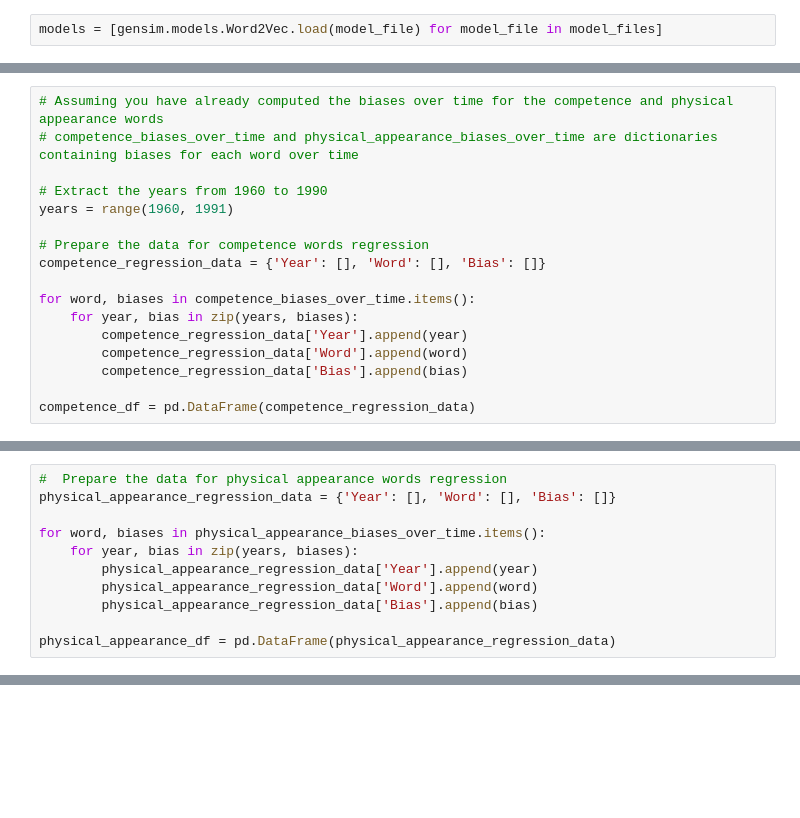
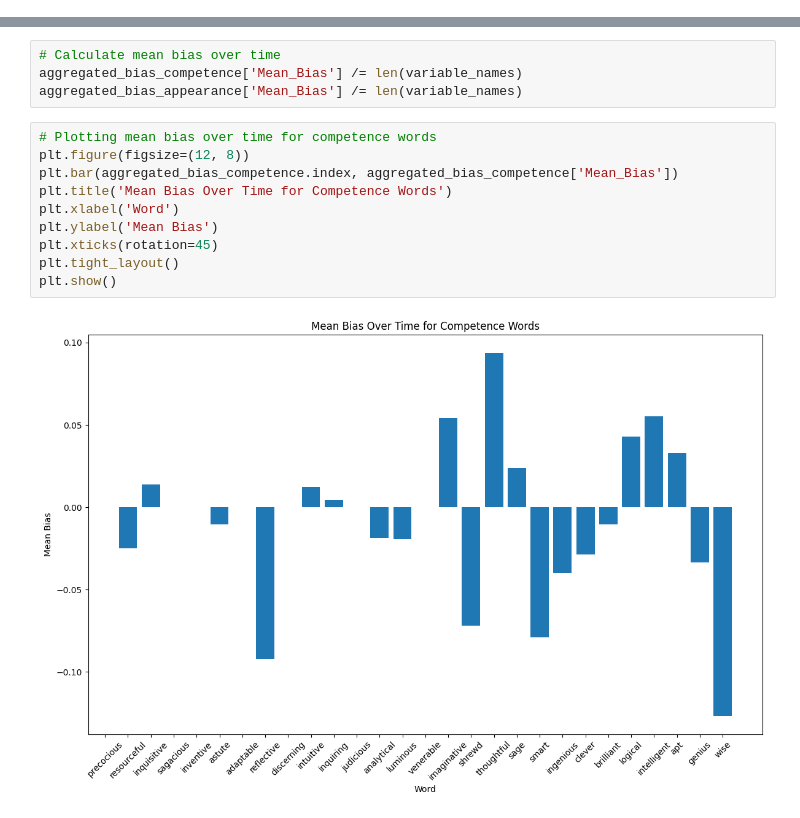
Before and after one commit to emanmozaffar/si699-tutorial, a Jupyter notebook: individual_word_bias_over_time.ipynb, the cells around one changed output, grey strips where cells are left out. Saved outputs shown, nothing was run; the diff lists cells and outputs as text; blank space fills up the shorter version.

```diff
--- a/individual_word_bias_over_time.ipynb
+++ b/individual_word_bias_over_time.ipynb
@@ -33,2 +32,0 @@ model_files = [
-# %%
-models = [gensim.models.Word2Vec.load(model_file) for model_file in model_files]
@@ -114,17 +32,0 @@ for word in physical_appearance_words:
-# %%
-# Assuming you have already computed the biases over time for the competence and physical appearance words
-# competence_biases_over_time and physical_appearance_biases_over_time are dictionaries containing biases for each word over time
-
-# Extract the years from 1960 to 1990
-years = range(1960, 1991)
-
-# Prepare the data for competence words regression
-competence_regression_data = {'Year': [], 'Word': [], 'Bias': []}
-
-for word, biases in competence_biases_over_time.items():
-    for year, bias in zip(years, biases):
-        competence_regression_data['Year'].append(year)
-        competence_regression_data['Word'].append(word)
-        competence_regression_data['Bias'].append(bias)
-
-competence_df = pd.DataFrame(competence_regression_data)
@@ -174,11 +32,0 @@ strong multicollinearity or other numerical problems.
-# %%
-#  Prepare the data for physical appearance words regression
-physical_appearance_regression_data = {'Year': [], 'Word': [], 'Bias': []}
-
-for word, biases in physical_appearance_biases_over_time.items():
-    for year, bias in zip(years, biases):
-        physical_appearance_regression_data['Year'].append(year)
-        physical_appearance_regression_data['Word'].append(word)
-        physical_appearance_regression_data['Bias'].append(bias)
-
-physical_appearance_df = pd.DataFrame(physical_appearance_regression_data)
@@ -237,0 +89,16 @@
+# %%
+# Calculate mean bias over time
+aggregated_bias_competence['Mean_Bias'] /= len(variable_names)
+aggregated_bias_appearance['Mean_Bias'] /= len(variable_names)
+# %%
+# Plotting mean bias over time for competence words
+plt.figure(figsize=(12, 8))
+plt.bar(aggregated_bias_competence.index, aggregated_bias_competence['Mean_Bias'])
+plt.title('Mean Bias Over Time for Competence Words')
+plt.xlabel('Word')
+plt.ylabel('Mean Bias')
+plt.xticks(rotation=45)
+plt.tight_layout()
+plt.show()
+# %% [output]
+[figure, added]
```
Also changed, not shown: parts of 20 cells of this notebook.
